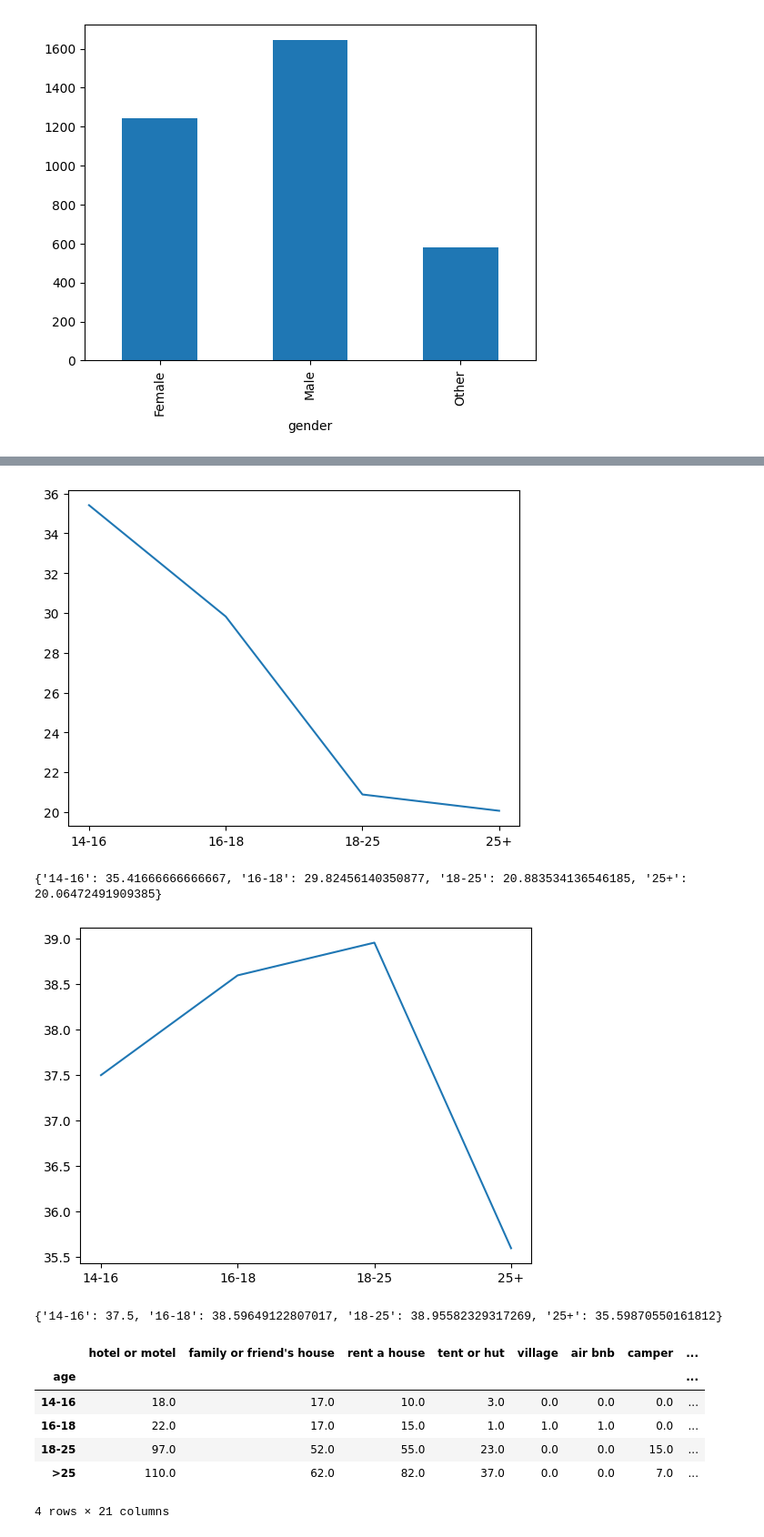
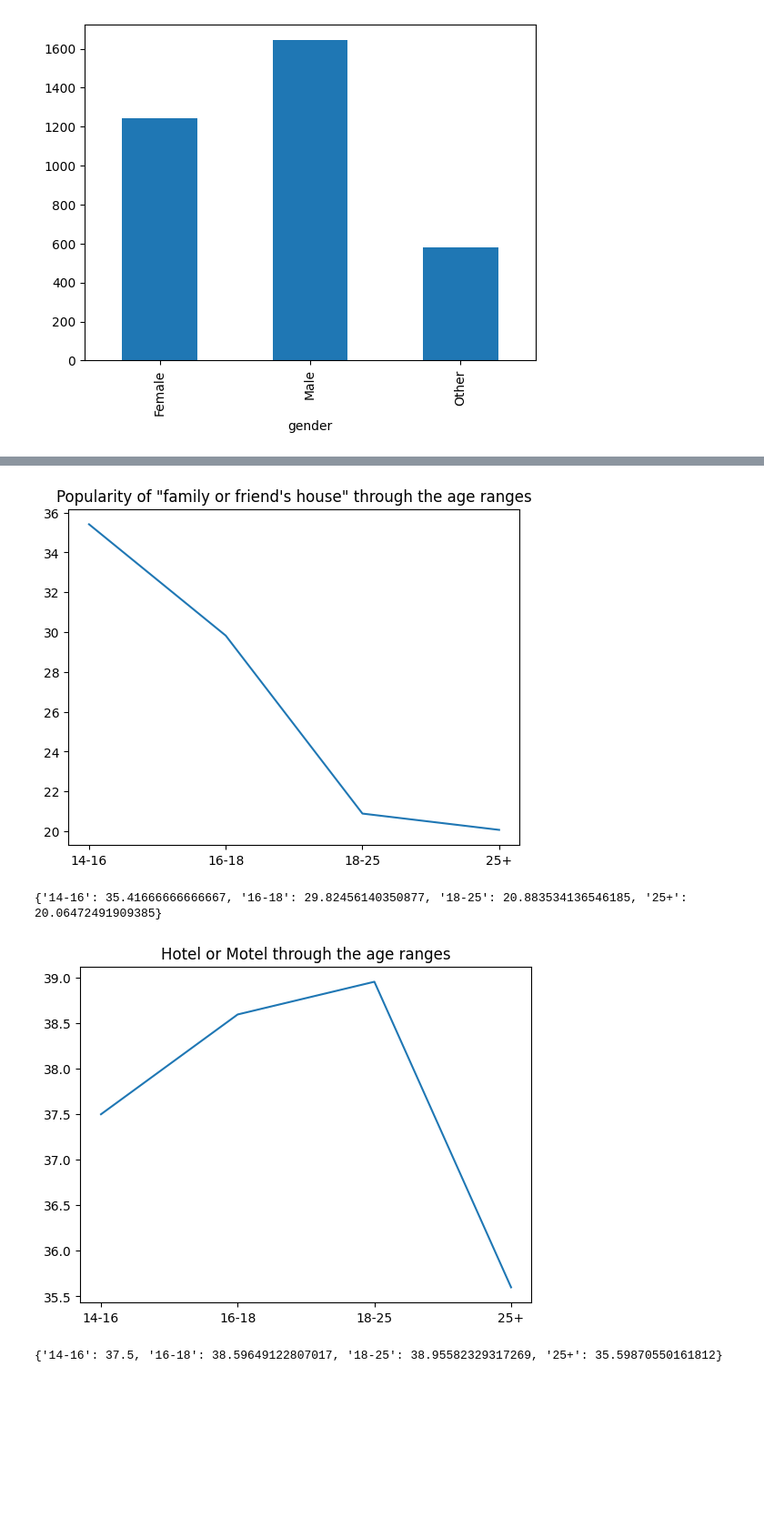
Before and after one commit to nic-obert/vacation-analysis, a Jupyter notebook: analyze.ipynb, the cells around one changed output, grey strips where cells are left out. Shown at 91% size. Cells and saved outputs as stored; diff of their text form; code cells hidden in the pictures; blank space fills up the shorter version.

```diff
--- a/analyze.ipynb
+++ b/analyze.ipynb
@@ -840,33 +904,38 @@ for transport in transports:
     unique_transports.update(transport)
 unique_transports = list(unique_transports)
 
-cost = [0] * len(unique_transports)
+cost_per_transport = [0] * len(unique_transports)
 
 for i, transport_type in enumerate(unique_transports):
     # Count the number of times each transport type is mentioned
     transport_count = transports.apply(lambda x: x.count(transport_type))
 
     # Get the cost if the transport type is mentioned
-    cost[i] = df[transport_count > 0]['cost'].mean()
+    cost_per_transport[i] = df[transport_count > 0]['cost'].mean()
 
 
 # Plot the average cost per transport type
 import matplotlib.pyplot as plt
 
 # Sort the activities by their cost
-cost, unique_transports = zip(*reversed(sorted(zip(cost, unique_transports))))
+cost_per_transport, unique_transports = zip(*reversed(sorted(zip(cost_per_transport, unique_transports))))
 
 # Keep only the top 5 activities
-cost_top_5 = cost[:5]
+cost_top_5 = cost_per_transport[:5]
 unique_activities_top_5 = unique_transports[:5]
 
 # Emphasize the difference between the activity types
-cost_top_5 = [c ** 5 for c in cost_top_5]
+cost_top_5 = [c ** 1 for c in cost_top_5]
 
 plt.bar(unique_activities_top_5, cost_top_5)
 plt.setp(plt.gca().get_xticklabels(), rotation=20, horizontalalignment='right')
 plt.show()
 
 
-dict(zip(unique_transports, cost))
+dict(zip(unique_transports, cost_per_transport))
+
+# Save the top 5 data to a csv file
+cost_per_transport = pd.DataFrame(zip(unique_activities_top_5, cost_top_5), columns=['transport', 'cost'])
+cost_per_transport.set_index('transport', inplace=True)
+cost_per_transport.to_csv('cost_per_transport_top_5.csv')
 # %% [output]
@@ -993,47 +1069,75 @@ for i, age_range in enumerate(age_ranges):
 # Plot the percentage using a line chart
 import matplotlib.pyplot as plt
 
+plt.title('Popularity of "family or friend\'s house" through the age ranges')
 plt.plot(age_ranges, percentages)
 plt.show()
+
+# Save the data to a csv file
+family_friends_house = pd.DataFrame(zip(age_ranges, percentages), columns=['age_range', 'percentage'])
+family_friends_house.set_index('age_range', inplace=True)
+family_friends_house.to_csv('family_friends_house_popularity_per_age_range.csv')
 
 print(dict(zip(age_ranges, percentages)))
 
 # Track the popularity of 'hotel or motel' through the age ranges
 
 # Caluclate the number of times 'hotel or motel' is mentioned through each age range
 age_ranges = ['14-16', '16-18', '18-25', '25+']
 percentages = [0, 0, 0, 0]
 for i, age_range in enumerate(age_ranges):
     # Get the number of times 'hotel or motel' is mentioned
     hotel_motel = accomodation.iloc[i]['hotel or motel']
 
     # Get the total number of accomodation types mentioned
     total = accomodation.iloc[i].sum()
 
     # Calculate the percentage
     percentages[i] = hotel_motel / total * 100
 
 # Plot the percentage using a line chart
 
+plt.title('Hotel or Motel through the age ranges')
 plt.plot(age_ranges, percentages)
 plt.show()
 
+# Save the data to a csv file
+hotel_motel = pd.DataFrame(zip(age_ranges, percentages), columns=['age_range', 'percentage'])
+hotel_motel.set_index('age_range', inplace=True)
+hotel_motel.to_csv('hotel_motel_popularity_per_age_range.csv')
+
 print(dict(zip(age_ranges, percentages)))
 
-accomodation
+# Get the age ranges
+age_ranges = accomodation.index
+
+# Calculate the percentage of people who chose each accomodation for each age range
+accomodation_percentage = accomodation.copy()
+for i, age_range in enumerate(age_ranges):
+    accomodation_percentage.iloc[i] = accomodation_percentage.iloc[i] / accomodation_percentage.iloc[i].sum() * 100
+
+accomodation_percentage
+
+# Keep only the first 5 columns
+accomodation_percentage = accomodation_percentage.iloc[:, :5]
+
+# # Plot the target percentages using a multiline chart
+accomodation_percentage.plot.line()
+
+# Save the data to a csv file
+accomodation_percentage.to_csv('top_5_accomodation_percentage_per_age_range.csv')
+
+# Hotel or motel is the most popular accomodation type for all age ranges
+# For age range 14-16, family or friend's house is roughly the same as hotel or motel
+# The popularity of family or friend's house decreases as the age increases
+# The popularity of hotel or motel increases as the age increases until it reaches 25+
+# After 25+ the accomodation type is more varied, but hotel or motel is still the most popular
 # %% [output]
 [figure]
 [figure]
 [figure]
 [figure]
-[figure, old version]
+[figure, new version]
 {'14-16': 35.41666666666667, '16-18': 29.82456140350877, '18-25': 20.883534136546185, '25+': 20.06472491909385}
-[figure, old version]
+[figure, new version]
 {'14-16': 37.5, '16-18': 38.59649122807017, '18-25': 38.95582329317269, '25+': 35.59870550161812}
-|  | hotel or motel | family or friend's house | rent a house | tent or hut | village | air bnb | camper | ... |
-| age |  |  |  |  |  |  |  | ... |
-| 14-16 | 18.0 | 17.0 | 10.0 | 3.0 | 0.0 | 0.0 | 0.0 | ... |
-| 16-18 | 22.0 | 17.0 | 15.0 | 1.0 | 1.0 | 1.0 | 0.0 | ... |
-| 18-25 | 97.0 | 52.0 | 55.0 | 23.0 | 0.0 | 0.0 | 15.0 | ... |
-| >25 | 110.0 | 62.0 | 82.0 | 37.0 | 0.0 | 0.0 | 7.0 | ... |
-4 rows × 21 columns
```
Also changed, not shown: parts of 18 cells of this notebook, 19 other files.
